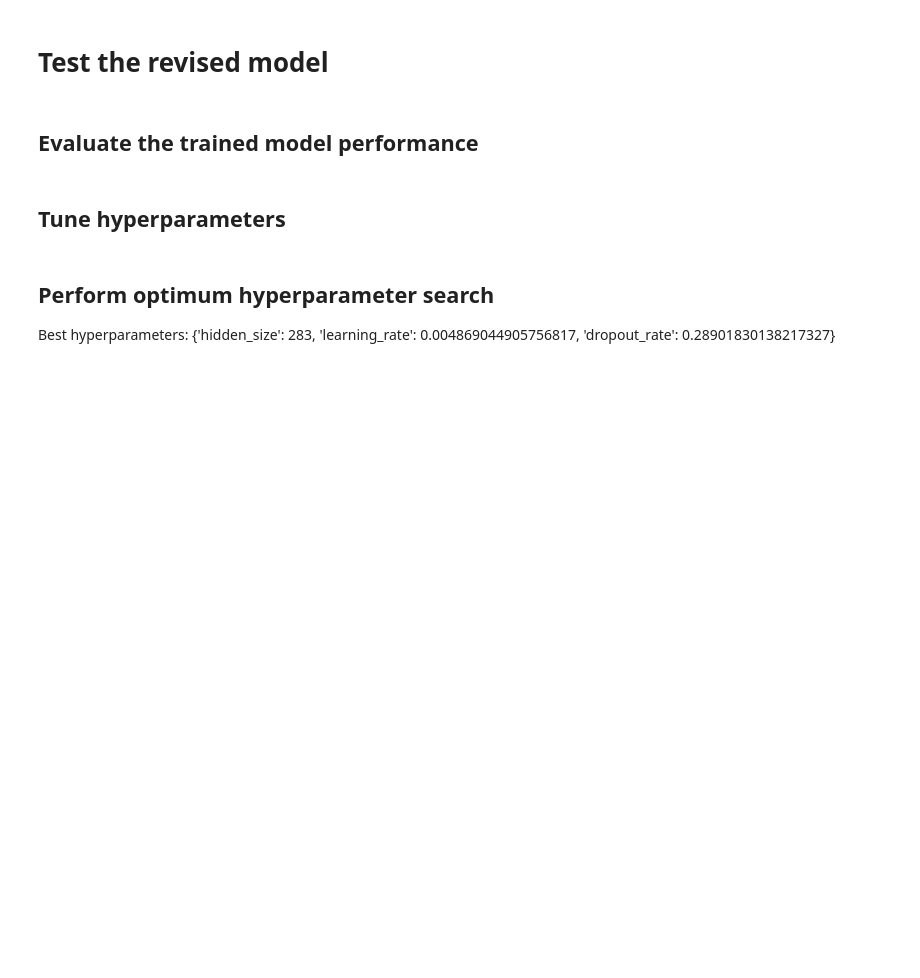
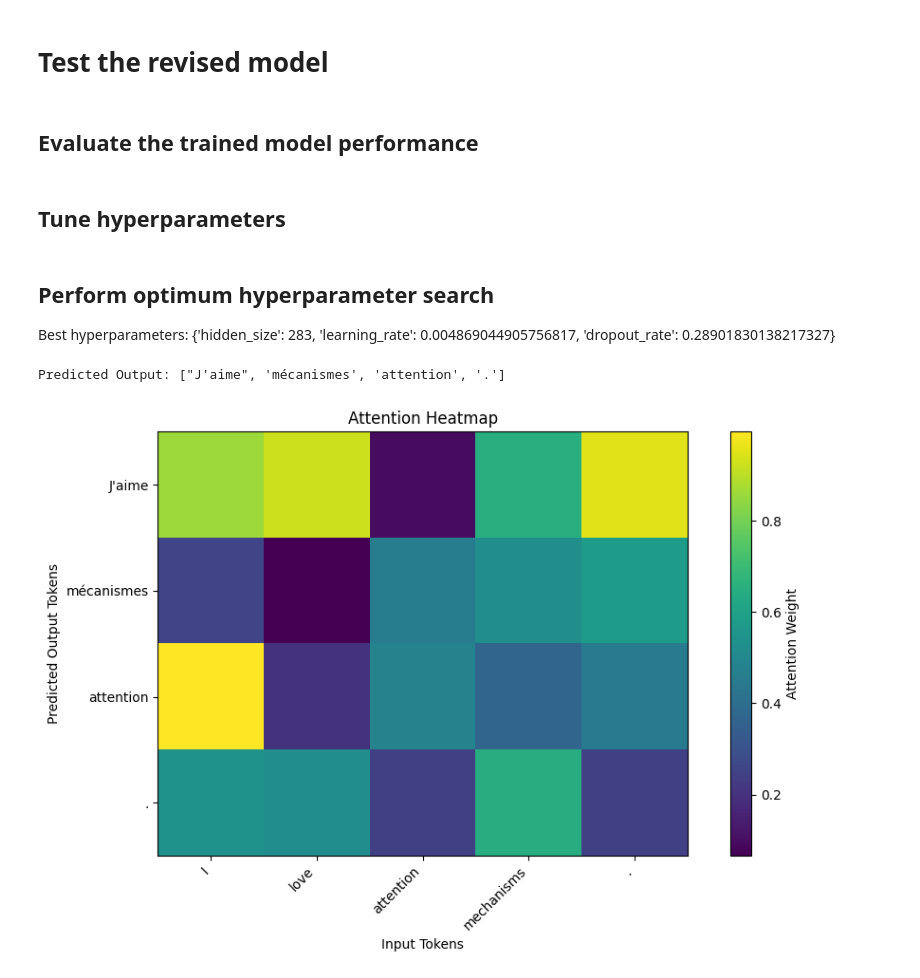
Before and after one commit to spanersoraferty/math-problem-assistant, a Jupyter notebook: math_problem_assistant_seq2seq_model.ipynb, the cells around one changed output. Saved outputs shown, nothing was run; the diff lists cells and outputs as text; code cells hidden in the pictures; blank space fills up the shorter version.

Commit message:
modified heatmaps

```diff
--- a/math_problem_assistant_seq2seq_model.ipynb
+++ b/math_problem_assistant_seq2seq_model.ipynb
@@ -566,3 +501,47 @@ study.optimize(objective, n_trials=30)  # Run 30 optimization trials
 
 # Print best hyperparameter combination
 print("Best hyperparameters:", study.best_params)
+# %%
+# when we send test input generate an attention map
+
+test_input = ["I", "love", "attention", "mechanisms", "."]  # Example test input
+ground_truth_output = ["J'aime", "les", "mécanismes", "d'attention", "."]  # Example output
+
+# Simulated model prediction and attention weights
+predicted_output = ["J'aime", "mécanismes", "attention", "."]  # Example prediction
+attention_weights = np.random.rand(len(predicted_output), len(test_input))  # Replace with actual weights
+
+# Print predicted output for reference
+print("Predicted Output:", predicted_output)
+
+
+###############################################################################################################
+
+import matplotlib.pyplot as plt
+import numpy as np
+
+def plot_attention(input_tokens, output_tokens, attention_matrix):
+    plt.figure(figsize=(10, 6))
+    plt.imshow(attention_matrix, cmap="viridis", interpolation="nearest")
+
+    # Add labels for tokens
+    plt.xticks(ticks=np.arange(len(input_tokens)), labels=input_tokens, rotation=45, ha="right")
+    plt.yticks(ticks=np.arange(len(output_tokens)), labels=output_tokens)
+
+    # Add axis labels
+    plt.xlabel("Input Tokens")
+    plt.ylabel("Predicted Output Tokens")
+    plt.title("Attention Heatmap")
+
+    # Add a color bar
+    plt.colorbar(label="Attention Weight")
+    plt.tight_layout()
+    plt.show()
+
+# Call the plot function
+input_tokens = test_input
+output_tokens = predicted_output
+plot_attention(input_tokens, output_tokens, attention_weights)
+# %% [output]
+Predicted Output: ["J'aime", 'mécanismes', 'attention', '.']
+[figure, added]
```
Also changed, not shown: parts of 9 cells of this notebook, 2 other files.
